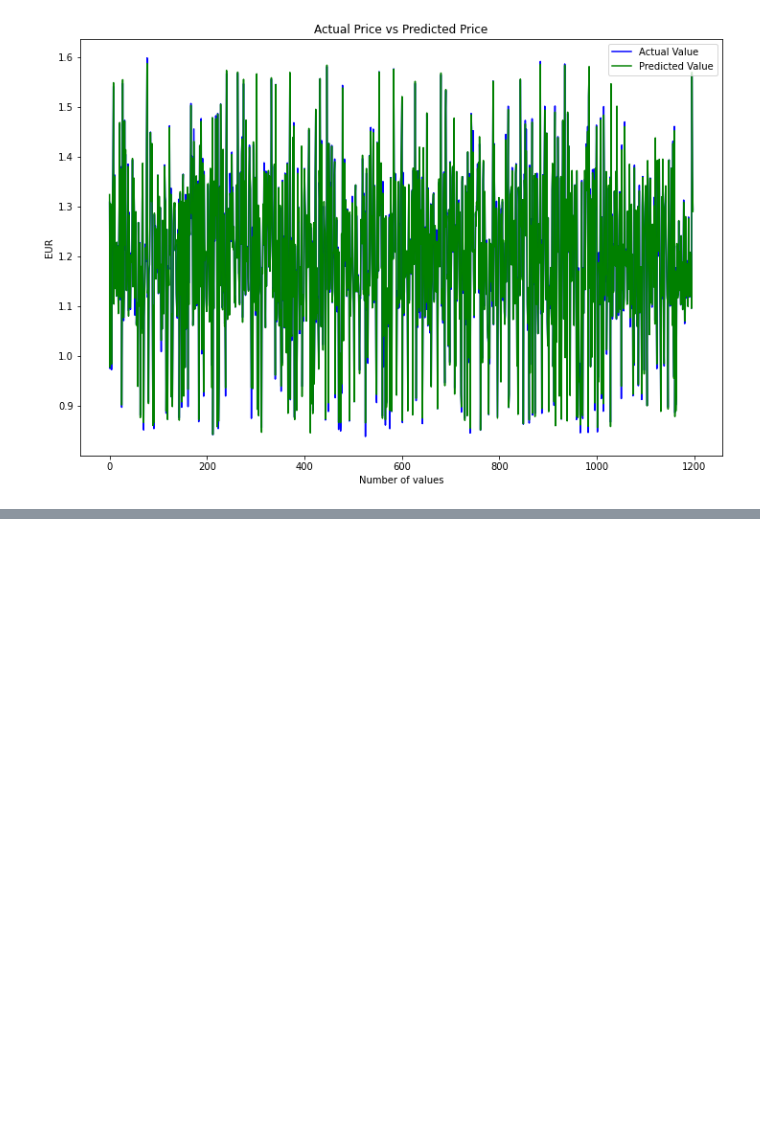
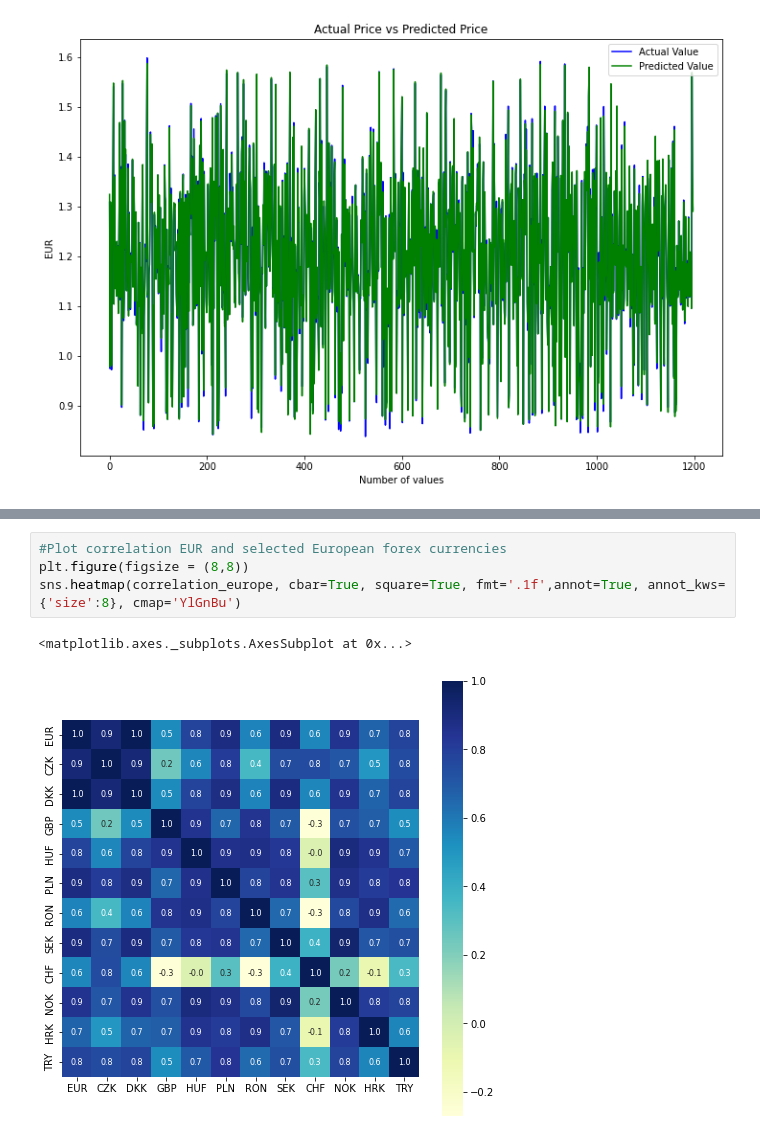
Before and after one commit to TharinduBalasooriya/ML_Assignment2_IT19122656_IT18408584_IT19193632_IT19170008, a Jupyter notebook: EURO_FOREX_RATE_PREDICTION.ipynb, the cells around one changed output, grey strips where cells are left out. Drawn from its saved outputs; the diff is of its cells as text; blank space fills up the shorter version.

```diff
--- a/EURO_FOREX_RATE_PREDICTION.ipynb
+++ b/EURO_FOREX_RATE_PREDICTION.ipynb
@@ -403,0 +438,7 @@ plt.show()
+# %%
+#Plot correlation EUR and selected European forex currencies
+plt.figure(figsize = (8,8))
+sns.heatmap(correlation_europe, cbar=True, square=True, fmt='.1f',annot=True, annot_kws={'size':8}, cmap='YlGnBu')
+# %% [output]
+<matplotlib.axes._subplots.AxesSubplot at 0x...>
+[figure, added]
```
Also changed, not shown: parts of 14 cells of this notebook.
